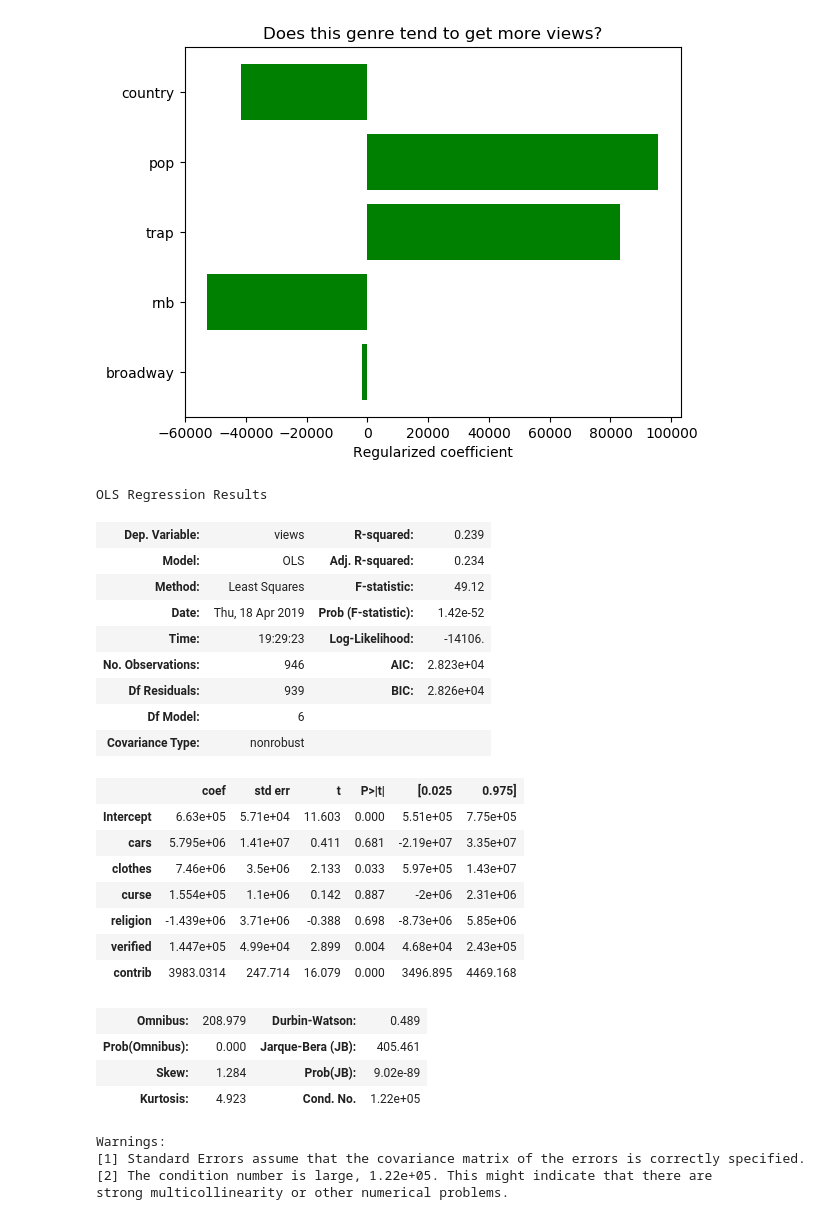
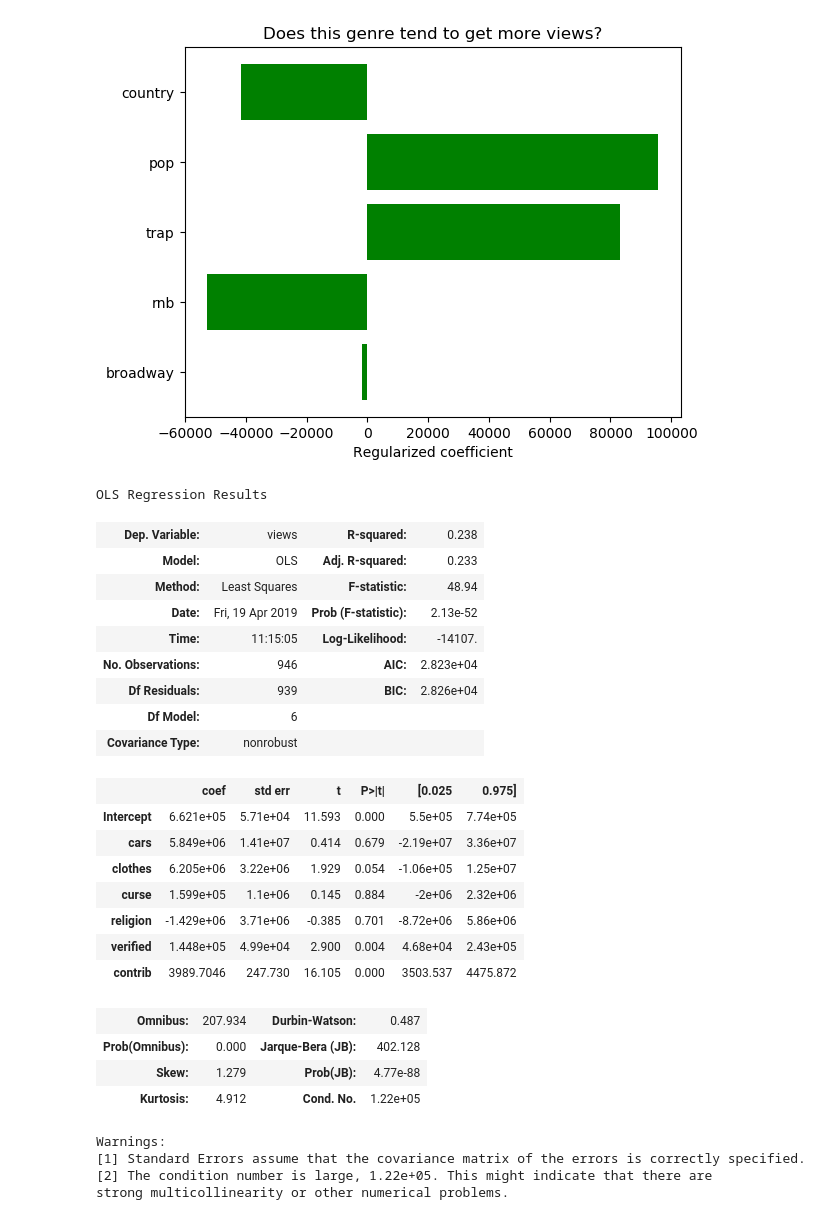
Before and after one commit to natdennett/luther, a Jupyter notebook: natdennett_luther.ipynb, the cells around one changed output. Cells and saved outputs as stored; diff of their text form; code cells hidden in the pictures.

```diff
--- a/natdennett_luther.ipynb
+++ b/natdennett_luther.ipynb
@@ -158,9 +158,9 @@ def scrape_info(list_of_urls):
 
     return dict_of_songs
 # %%
-# Pickling the song dict
-with open('songs_dict.pkl', 'wb') as song_file:
-    pickle.dump(song_dict, song_file)
+# Pickling the song dict (commented out so I don't accidentally wipe the pickle)
+# with open('songs_dict.pkl', 'wb') as song_file:
+#    pickle.dump(song_dict, song_file)
 # %%
 # Unpickling the song dict
 with open('songs_dict.pkl', 'rb') as song_file:
@@ -375,7 +375,3 @@ df['logviews'] = np.log2(df['views'])
 
 
 # Removing the very top changes the results significantly
-
-mask = df['views'] > 5000000
-
-df = df.drop(df[mask].index, axis = 0)
@@ -709,3 +781,5 @@ plt.show()
 # 28 songs above 5 million views
 
 # 26 foreign songs
+# %%
+lim_df = df[['contrib', 'cars', 'clothes', 'curse', 'religion', 'views','verified']]
@@ -712,35 +789,35 @@ plt.show()
 # %%
 # Define the model
-lm1 = smf.ols('views ~ cars + clothes + curse + religion + verified + contrib', data=df)
+lm1 = smf.ols('views ~ cars + clothes + curse + religion + verified + contrib', data=lim_df)
 
 # Fit the model
 fit1 = lm1.fit()
 
 # Print summary statistics of the model's performance
 fit1.summary()
 # %% [output]
 OLS Regression Results
-| Dep. Variable: | views | R-squared: | 0.239 |
-| Model: | OLS | Adj. R-squared: | 0.234 |
-| Method: | Least Squares | F-statistic: | 49.12 |
-| Date: | Thu, 18 Apr 2019 | Prob (F-statistic): | 1.42e-52 |
-| Time: | 19:29:23 | Log-Likelihood: | -14106. |
+| Dep. Variable: | views | R-squared: | 0.238 |
+| Model: | OLS | Adj. R-squared: | 0.233 |
+| Method: | Least Squares | F-statistic: | 48.94 |
+| Date: | Fri, 19 Apr 2019 | Prob (F-statistic): | 2.13e-52 |
+| Time: | 11:15:05 | Log-Likelihood: | -14107. |
 | No. Observations: | 946 | AIC: | 2.823e+04 |
 | Df Residuals: | 939 | BIC: | 2.826e+04 |
 | Df Model: | 6 |  |  |
 | Covariance Type: | nonrobust |  |  |
 |  | coef | std err | t | P>|t| | [0.025 | 0.975] |
-| Intercept | 6.63e+05 | 5.71e+04 | 11.603 | 0.000 | 5.51e+05 | 7.75e+05 |
-| cars | 5.795e+06 | 1.41e+07 | 0.411 | 0.681 | -2.19e+07 | 3.35e+07 |
-| clothes | 7.46e+06 | 3.5e+06 | 2.133 | 0.033 | 5.97e+05 | 1.43e+07 |
-| curse | 1.554e+05 | 1.1e+06 | 0.142 | 0.887 | -2e+06 | 2.31e+06 |
-| religion | -1.439e+06 | 3.71e+06 | -0.388 | 0.698 | -8.73e+06 | 5.85e+06 |
-| verified | 1.447e+05 | 4.99e+04 | 2.899 | 0.004 | 4.68e+04 | 2.43e+05 |
-| contrib | 3983.0314 | 247.714 | 16.079 | 0.000 | 3496.895 | 4469.168 |
+| Intercept | 6.621e+05 | 5.71e+04 | 11.593 | 0.000 | 5.5e+05 | 7.74e+05 |
+| cars | 5.849e+06 | 1.41e+07 | 0.414 | 0.679 | -2.19e+07 | 3.36e+07 |
+| clothes | 6.205e+06 | 3.22e+06 | 1.929 | 0.054 | -1.06e+05 | 1.25e+07 |
+| curse | 1.599e+05 | 1.1e+06 | 0.145 | 0.884 | -2e+06 | 2.32e+06 |
+| religion | -1.429e+06 | 3.71e+06 | -0.385 | 0.701 | -8.72e+06 | 5.86e+06 |
+| verified | 1.448e+05 | 4.99e+04 | 2.900 | 0.004 | 4.68e+04 | 2.43e+05 |
+| contrib | 3989.7046 | 247.730 | 16.105 | 0.000 | 3503.537 | 4475.872 |
-| Omnibus: | 208.979 | Durbin-Watson: | 0.489 |
-| Prob(Omnibus): | 0.000 | Jarque-Bera (JB): | 405.461 |
-| Skew: | 1.284 | Prob(JB): | 9.02e-89 |
-| Kurtosis: | 4.923 | Cond. No. | 1.22e+05 |
+| Omnibus: | 207.934 | Durbin-Watson: | 0.487 |
+| Prob(Omnibus): | 0.000 | Jarque-Bera (JB): | 402.128 |
+| Skew: | 1.279 | Prob(JB): | 4.77e-88 |
+| Kurtosis: | 4.912 | Cond. No. | 1.22e+05 |
 Warnings:
 [1] Standard Errors assume that the covariance matrix of the errors is correctly specified.
 [2] The condition number is large, 1.22e+05. This might indicate that there are
```
Also changed, not shown: parts of 18 cells of this notebook, 5 other files.
